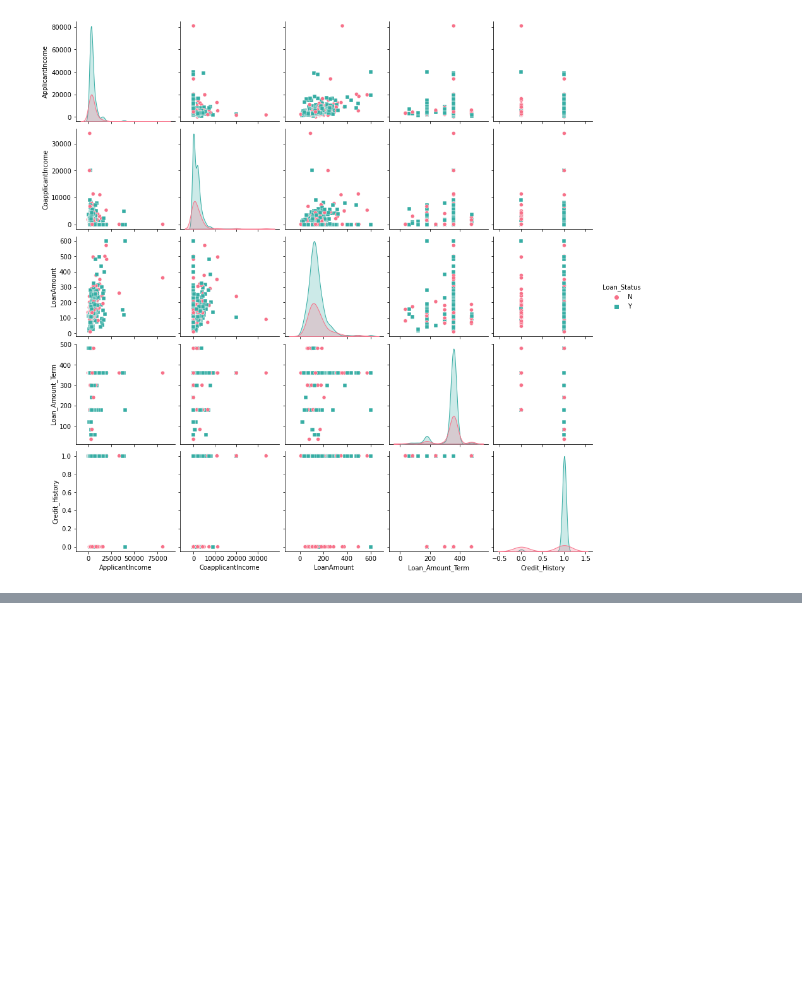
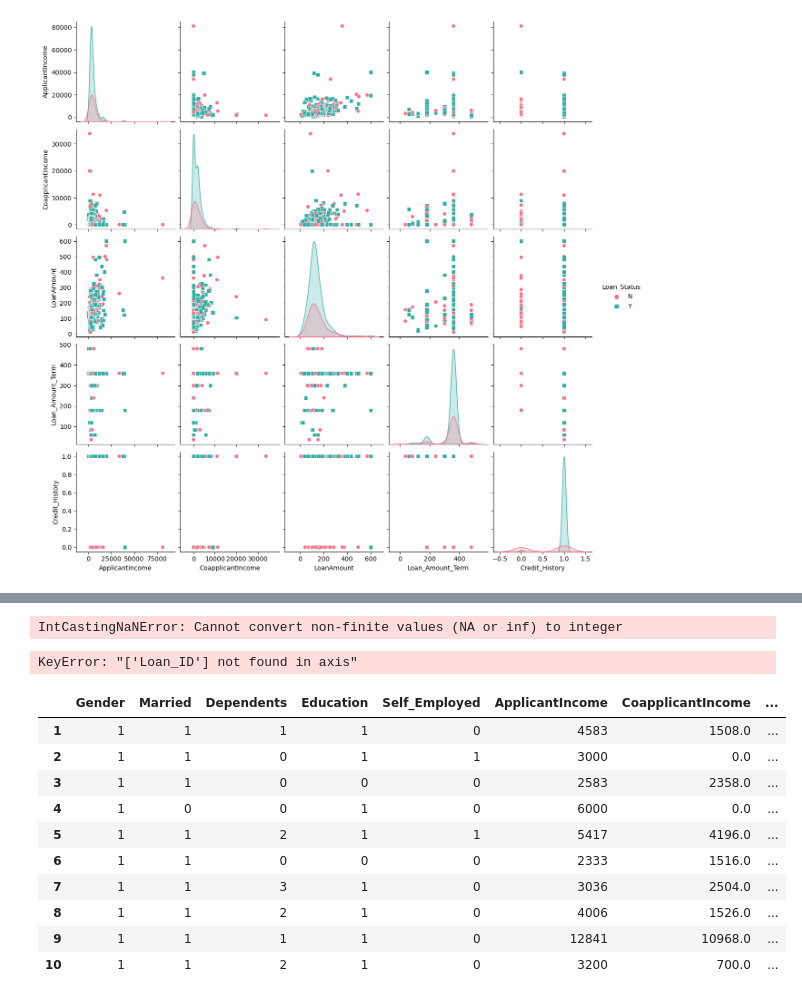
Before and after one commit to loughjo/ProgDataAnalysis-Project, a Jupyter notebook: ProgDataAnalysisProject.ipynb, the cells around one changed output, grey strips where cells are left out. Cells and saved outputs as stored; diff of their text form; code cells hidden in the pictures; blank space fills up the shorter version.

```diff
--- a/ProgDataAnalysisProject.ipynb
+++ b/ProgDataAnalysisProject.ipynb
@@ -286,0 +349,5 @@ sns.pairplot(loan_eligibility, hue='Loan_Status')
+# %%
+#Loan Status Encoding
+loan_eligibility['Loan_Status'] = loan_eligibility.Loan_Status.map({'Y': 1, 'N': 0}).astype(int)
+# %% [output]
+IntCastingNaNError: Cannot convert non-finite values (NA or inf) to integer
@@ -286,0 +357,41 @@ sns.pairplot(loan_eligibility, hue='Loan_Status')
+# %%
+#Gender Encoding
+loan_eligibility= loan_eligibility.replace({"Gender":{"Male":1, "Female":0 }})
+
+#Married Encoding
+loan_eligibility =loan_eligibility.replace({"Married" :{"Yes":1, "No":0}})
+
+#Replace the 3+ in dependents ande make the column numeric
+loan_eligibility['Dependents'] = loan_eligibility['Dependents'].replace('3+', '3')
+loan_eligibility['Dependents']=pd.to_numeric(loan_eligibility['Dependents'], errors='coerce')
+
+#Count the quantity of values on the column
+loan_eligibility['Self_Employed'].value_counts()
+loan_eligibility= loan_eligibility.replace({"Self_Employed":{"Yes":1, "No":0 }})
+
+#Education Encoding
+loan_eligibility['Education'].value_counts()
+loan_eligibility= loan_eligibility.replace({"Education":{"Graduate":1, "Not Graduate":0 }})
+
+#Drop the Loan ID column
+loan_eligibility = loan_eligibility.drop(columns=['Loan_ID'])
+
+#Property Area Encoding
+#loan_eligibility['Property_Area'].value_counts()
+#loan_eligibility['Property_Area'] = loan_eligibility['Property_Area'].map({'Rural': 0, 'Urban': 1, 'Semiurban': 2})
+# %% [output]
+KeyError: "['Loan_ID'] not found in axis"
+# %%
+loan_eligibility.head(10)
+# %% [output]
+|  | Gender | Married | Dependents | Education | Self_Employed | ApplicantIncome | CoapplicantIncome | ... |
+| 1 | 1 | 1 | 1 | 1 | 0 | 4583 | 1508.0 | ... |
+| 2 | 1 | 1 | 0 | 1 | 1 | 3000 | 0.0 | ... |
+| 3 | 1 | 1 | 0 | 0 | 0 | 2583 | 2358.0 | ... |
+| 4 | 1 | 0 | 0 | 1 | 0 | 6000 | 0.0 | ... |
+| 5 | 1 | 1 | 2 | 1 | 1 | 5417 | 4196.0 | ... |
+| 6 | 1 | 1 | 0 | 0 | 0 | 2333 | 1516.0 | ... |
+| 7 | 1 | 1 | 3 | 1 | 0 | 3036 | 2504.0 | ... |
+| 8 | 1 | 1 | 2 | 1 | 0 | 4006 | 1526.0 | ... |
+| 9 | 1 | 1 | 1 | 1 | 0 | 12841 | 10968.0 | ... |
+| 10 | 1 | 1 | 2 | 1 | 0 | 3200 | 700.0 | ... |
```
Also changed, not shown: parts of 21 cells of this notebook.
